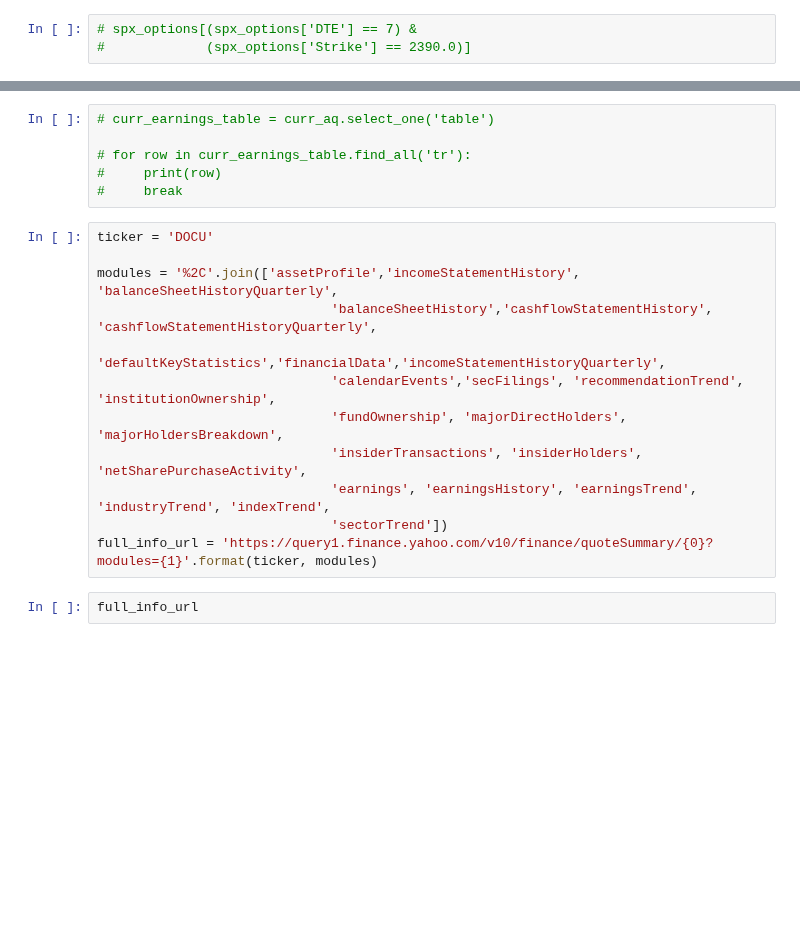
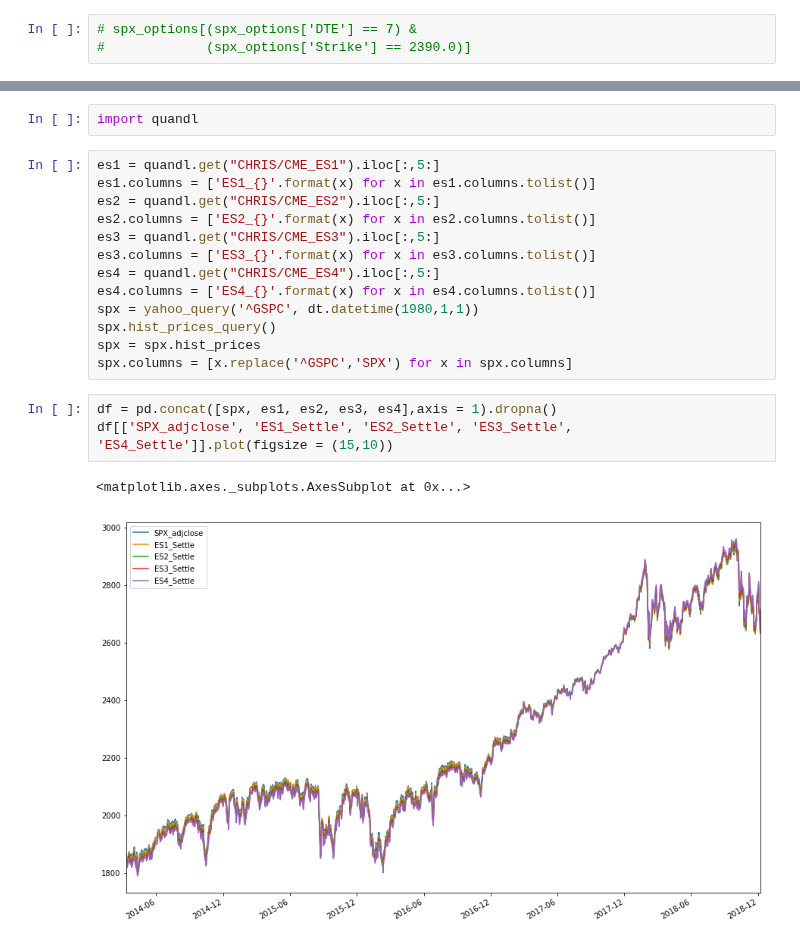
Before and after one commit to auto-d1dact/Trading, a Jupyter notebook: Notebooks/Daily Trading v2.ipynb, the cells around one changed output, grey strips where cells are left out. Saved outputs shown, nothing was run; the diff lists cells and outputs as text; blank space fills up the shorter version.

```diff
--- a/Notebooks/Daily Trading v2.ipynb
+++ b/Notebooks/Daily Trading v2.ipynb
@@ -734,20 +848,21 @@ writer.save()
-# %%
-# curr_earnings_table = curr_aq.select_one('table')
-
-# for row in curr_earnings_table.find_all('tr'):
-#     print(row)
-#     break
-# %%
-ticker = 'DOCU'
-
-modules = '%2C'.join(['assetProfile','incomeStatementHistory', 'balanceSheetHistoryQuarterly',
-                              'balanceSheetHistory','cashflowStatementHistory', 'cashflowStatementHistoryQuarterly',
-                              'defaultKeyStatistics','financialData','incomeStatementHistoryQuarterly',
-                              'calendarEvents','secFilings', 'recommendationTrend', 'institutionOwnership',
-                              'fundOwnership', 'majorDirectHolders', 'majorHoldersBreakdown',
-                              'insiderTransactions', 'insiderHolders', 'netSharePurchaseActivity',
-                              'earnings', 'earningsHistory', 'earningsTrend', 'industryTrend', 'indexTrend',
-                              'sectorTrend'])
-full_info_url = 'https://query1.finance.yahoo.com/v10/finance/quoteSummary/{0}?modules={1}'.format(ticker, modules)
-# %%
-full_info_url
+# %%
+import quandl
+# %%
+es1 = quandl.get("CHRIS/CME_ES1").iloc[:,5:]
+es1.columns = ['ES1_{}'.format(x) for x in es1.columns.tolist()]
+es2 = quandl.get("CHRIS/CME_ES2").iloc[:,5:]
+es2.columns = ['ES2_{}'.format(x) for x in es2.columns.tolist()]
+es3 = quandl.get("CHRIS/CME_ES3").iloc[:,5:]
+es3.columns = ['ES3_{}'.format(x) for x in es3.columns.tolist()]
+es4 = quandl.get("CHRIS/CME_ES4").iloc[:,5:]
+es4.columns = ['ES4_{}'.format(x) for x in es4.columns.tolist()]
+spx = yahoo_query('^GSPC', dt.datetime(1980,1,1))
+spx.hist_prices_query()
+spx = spx.hist_prices
+spx.columns = [x.replace('^GSPC','SPX') for x in spx.columns]
+# %%
+df = pd.concat([spx, es1, es2, es3, es4],axis = 1).dropna()
+df[['SPX_adjclose', 'ES1_Settle', 'ES2_Settle', 'ES3_Settle', 'ES4_Settle']].plot(figsize = (15,10))
+# %% [output]
+<matplotlib.axes._subplots.AxesSubplot at 0x...>
+[figure, added]
```
Also changed, not shown: parts of 10 cells of this notebook, 4 other files.
